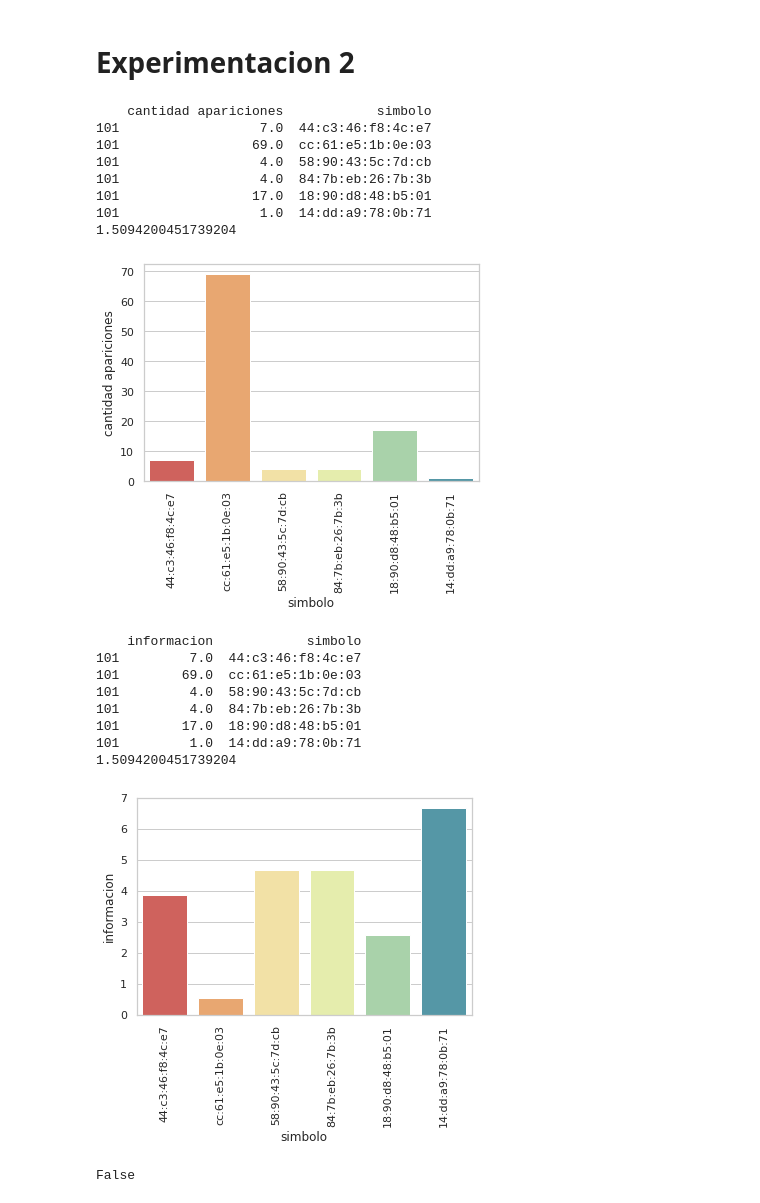
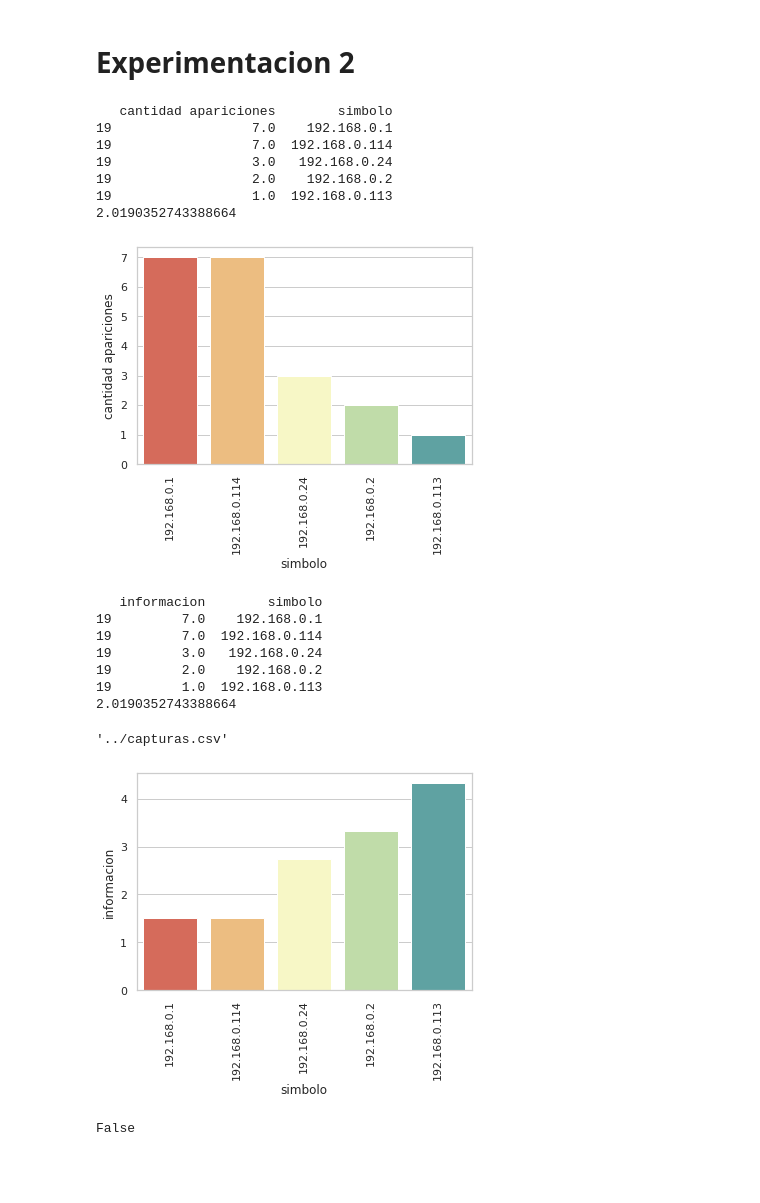
Before and after one commit to sebasbocaccio/TP1-Redes, a Jupyter notebook: plots/exp-2.ipynb, the cells around one changed output. Cells and saved outputs as stored; diff of their text form; code cells hidden in the pictures; blank space fills up the shorter version.

```diff
--- a/plots/exp-2.ipynb
+++ b/plots/exp-2.ipynb
@@ -108,29 +108,29 @@ def DistribucionPorMAC(path):
     entropia=df['entropia'].sum()
     print(entropia)
 # %%
-DistribucionPorMAC('../capturas.csv')
+DistribucionPorMAC('../capturasS2.csv')
 # %% [output]
-    cantidad apariciones            simbolo
-101                  7.0  44:c3:46:f8:4c:e7
-101                 69.0  cc:61:e5:1b:0e:03
-101                  4.0  58:90:43:5c:7d:cb
-101                  4.0  84:7b:eb:26:7b:3b
-101                 17.0  18:90:d8:48:b5:01
-101                  1.0  14:dd:a9:78:0b:71
-1.5094200451739204
+   cantidad apariciones        simbolo
+19                  7.0    192.168.0.1
+19                  7.0  192.168.0.114
+19                  3.0   192.168.0.24
+19                  2.0    192.168.0.2
+19                  1.0  192.168.0.113
+2.0190352743388664
-[figure, old version]
+[figure, new version]
 # %%
-InformacionPorSimbolo('../capturas.csv')
+InformacionPorSimbolo('../capturasS2.csv')
+('../capturas.csv')
 # %% [output]
-    informacion            simbolo
-101         7.0  44:c3:46:f8:4c:e7
-101        69.0  cc:61:e5:1b:0e:03
-101         4.0  58:90:43:5c:7d:cb
-101         4.0  84:7b:eb:26:7b:3b
-101        17.0  18:90:d8:48:b5:01
-101         1.0  14:dd:a9:78:0b:71
-1.5094200451739204
+   informacion        simbolo
+19         7.0    192.168.0.1
+19         7.0  192.168.0.114
+19         3.0   192.168.0.24
+19         2.0    192.168.0.2
+19         1.0  192.168.0.113
+2.0190352743388664
+'../capturas.csv'
-[figure, old version]
+[figure, new version]
 # %%
 print("HOLA" in ["HOLA asd", "aksldklsad"])
 # %% [output]
```
Also changed, not shown: 4 other files.
